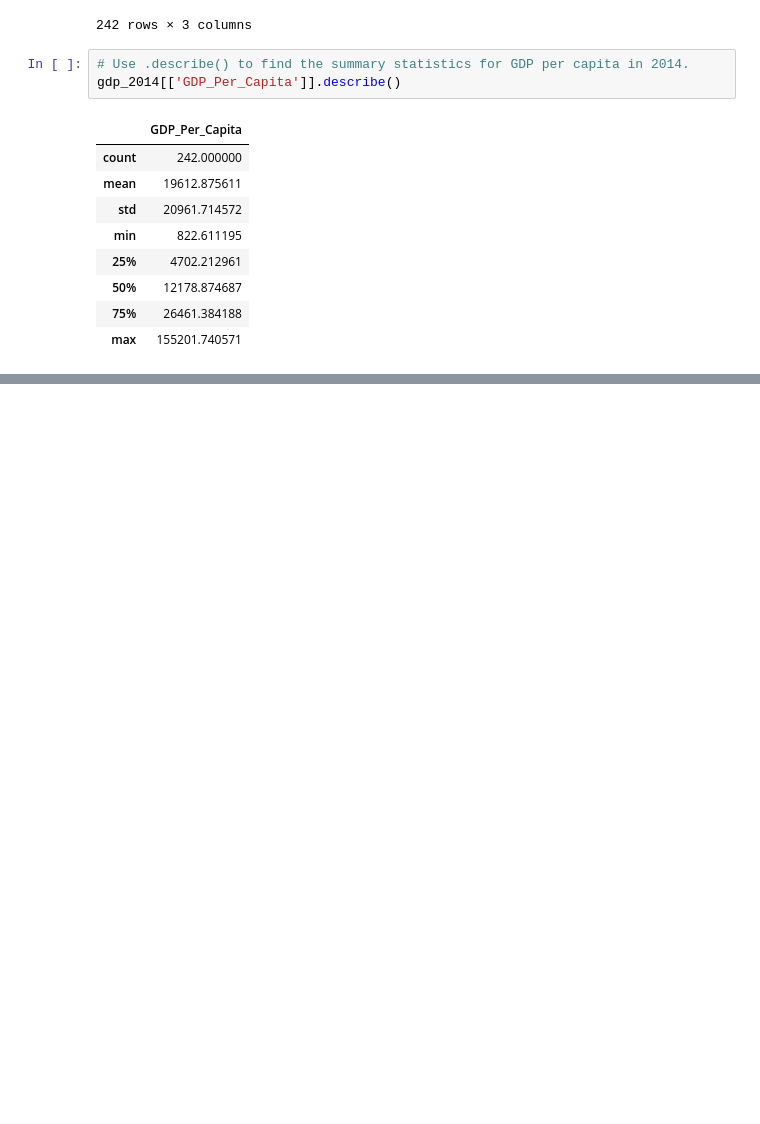
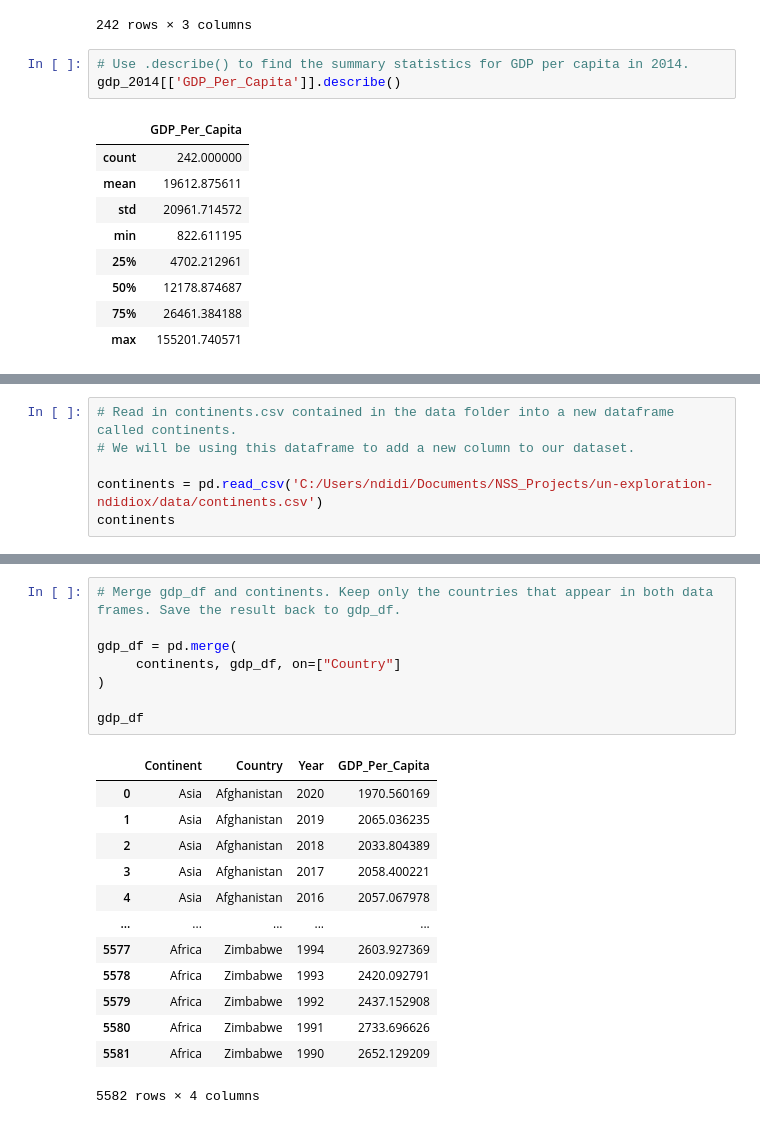
Before and after one commit to nss-data-science-cohort-7/un-exploration-ndidiox, a Jupyter notebook: notebooks/UN_Data_Exploration.ipynb, the cells around one changed output, grey strips where cells are left out. Cells and saved outputs as stored; diff of their text form; blank space fills up the shorter version.

```diff
--- a/notebooks/UN_Data_Exploration.ipynb
+++ b/notebooks/UN_Data_Exploration.ipynb
@@ -196,0 +273,6 @@ gdp_2018.sort_values(by='GDP_Per_Capita', ascending=False)
+# %%
+# Read in continents.csv contained in the data folder into a new dataframe called continents.
+# We will be using this dataframe to add a new column to our dataset.
+
+continents = pd.read_csv('C:/Users/ndidi/Documents/NSS_Projects/un-exploration-ndidiox/data/continents.csv')
+continents
@@ -196,0 +293,22 @@ gdp_2018.sort_values(by='GDP_Per_Capita', ascending=False)
+# %%
+# Merge gdp_df and continents. Keep only the countries that appear in both data frames. Save the result back to gdp_df.
+
+gdp_df = pd.merge(
+     continents, gdp_df, on=["Country"]
+)
+
+gdp_df
+# %% [output]
+|  | Continent | Country | Year | GDP_Per_Capita |
+| 0 | Asia | Afghanistan | 2020 | 1970.560169 |
+| 1 | Asia | Afghanistan | 2019 | 2065.036235 |
+| 2 | Asia | Afghanistan | 2018 | 2033.804389 |
+| 3 | Asia | Afghanistan | 2017 | 2058.400221 |
+| 4 | Asia | Afghanistan | 2016 | 2057.067978 |
+| ... | ... | ... | ... | ... |
+| 5577 | Africa | Zimbabwe | 1994 | 2603.927369 |
+| 5578 | Africa | Zimbabwe | 1993 | 2420.092791 |
+| 5579 | Africa | Zimbabwe | 1992 | 2437.152908 |
+| 5580 | Africa | Zimbabwe | 1991 | 2733.696626 |
+| 5581 | Africa | Zimbabwe | 1990 | 2652.129209 |
+5582 rows × 4 columns
```
Also changed, not shown: parts of 19 cells of this notebook.
